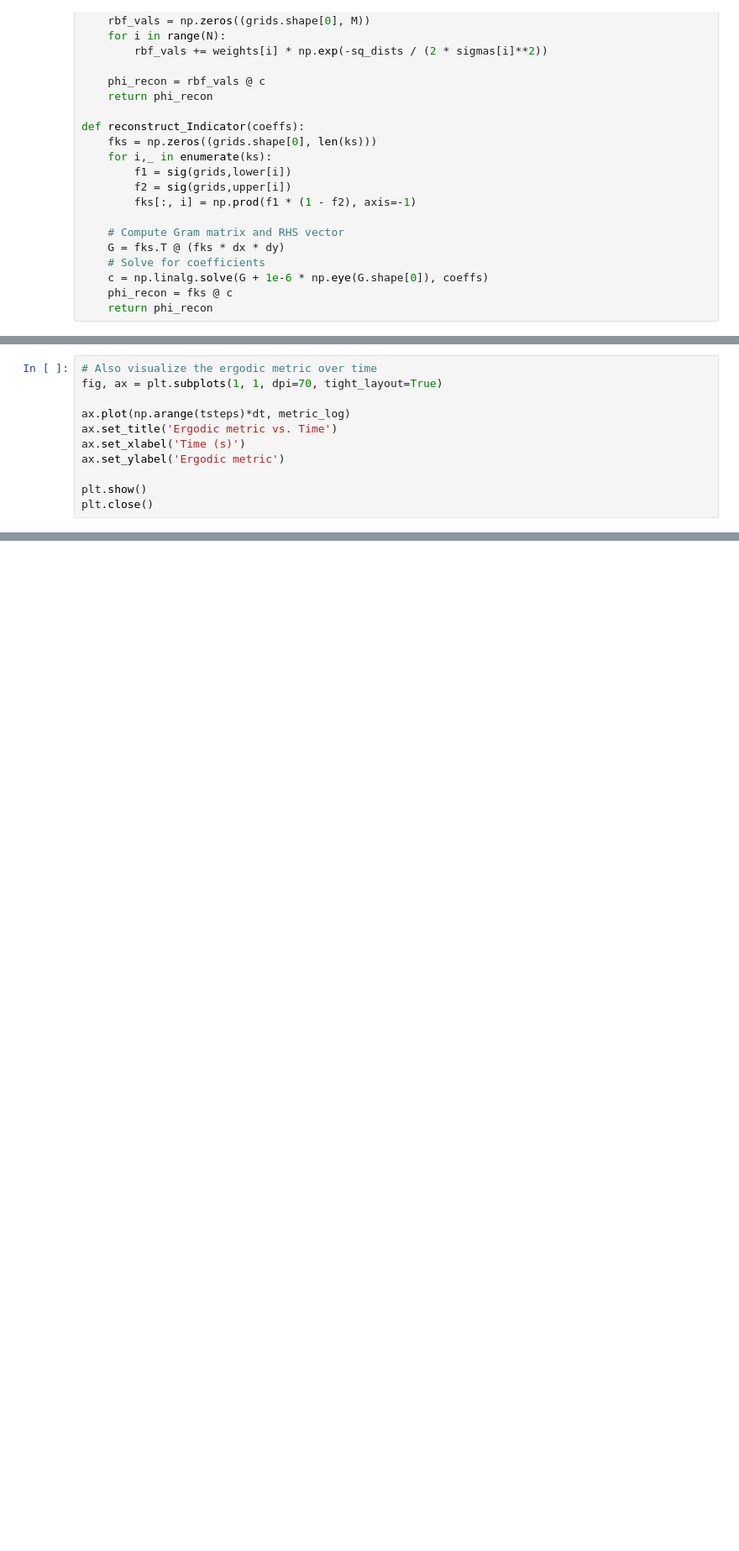
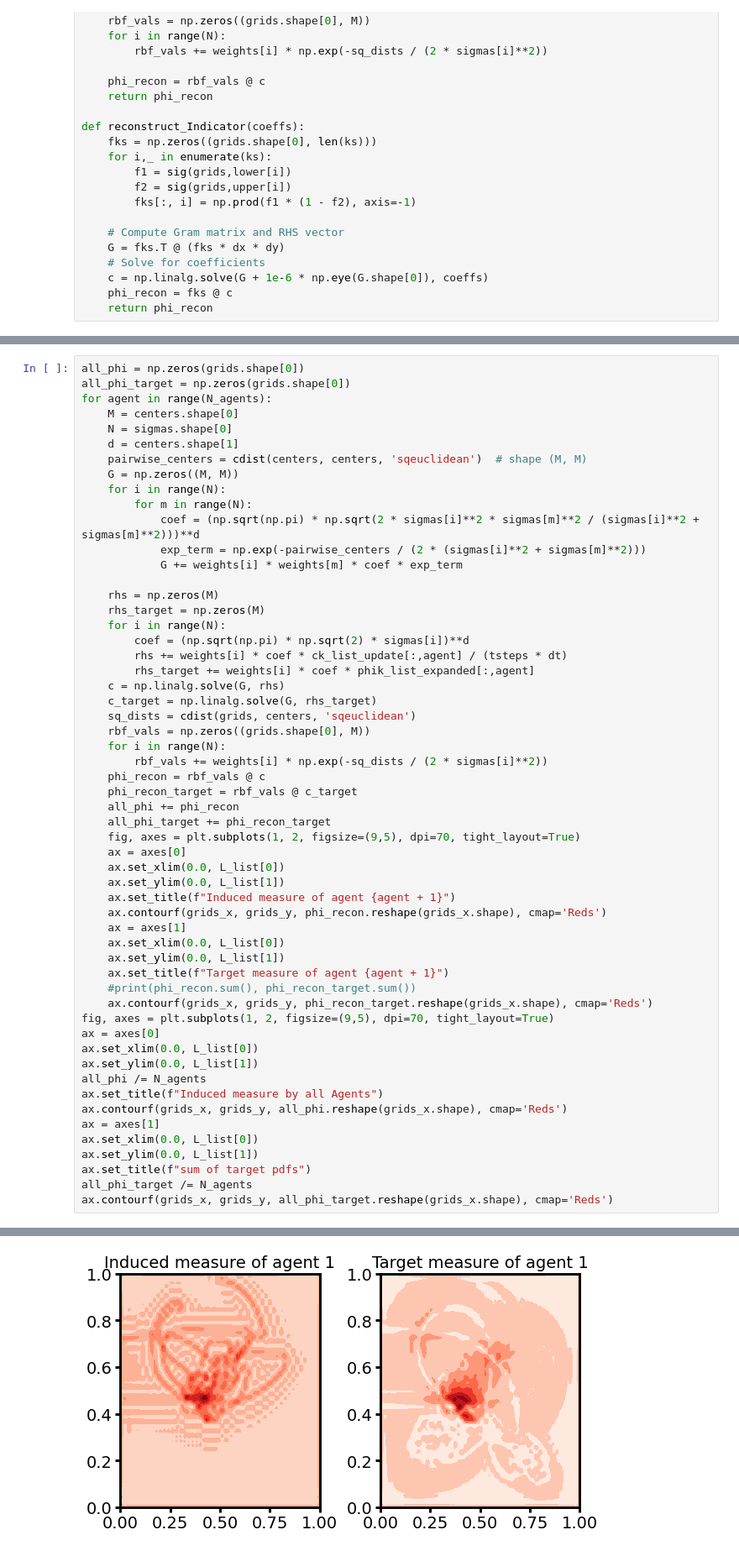
Before and after one commit to Justus-ui/Ergodic_control, a Jupyter notebook: Adaptive_target_measure.ipynb, the cells around one changed output, grey strips where cells are left out. Shown: that part at 84% size. Saved outputs shown, nothing was run; the diff lists cells and outputs as text; blank space fills up the shorter version.

```diff
--- a/Adaptive_target_measure.ipynb
+++ b/Adaptive_target_measure.ipynb
@@ -478,11 +400,0 @@ NameError: name 'sig' is not defined
-# %%
-# Also visualize the ergodic metric over time
-fig, ax = plt.subplots(1, 1, dpi=70, tight_layout=True)
-
-ax.plot(np.arange(tsteps)*dt, metric_log)
-ax.set_title('Ergodic metric vs. Time')
-ax.set_xlabel('Time (s)')
-ax.set_ylabel('Ergodic metric')
-
-plt.show()
-plt.close()
@@ -490,0 +401,57 @@ plt.close()
+# %%
+all_phi = np.zeros(grids.shape[0])
+all_phi_target = np.zeros(grids.shape[0])
+for agent in range(N_agents):
+    M = centers.shape[0]
+    N = sigmas.shape[0]
+    d = centers.shape[1]
+    pairwise_centers = cdist(centers, centers, 'sqeuclidean')  # shape (M, M)
+    G = np.zeros((M, M))
+    for i in range(N):
+        for m in range(N):
+            coef = (np.sqrt(np.pi) * np.sqrt(2 * sigmas[i]**2 * sigmas[m]**2 / (sigmas[i]**2 + sigmas[m]**2)))**d
+            exp_term = np.exp(-pairwise_centers / (2 * (sigmas[i]**2 + sigmas[m]**2)))
+            G += weights[i] * weights[m] * coef * exp_term
+
+    rhs = np.zeros(M)
+    rhs_target = np.zeros(M)
+    for i in range(N):
+        coef = (np.sqrt(np.pi) * np.sqrt(2) * sigmas[i])**d
+        rhs += weights[i] * coef * ck_list_update[:,agent] / (tsteps * dt)
+        rhs_target += weights[i] * coef * phik_list_expanded[:,agent]
+    c = np.linalg.solve(G, rhs)
+    c_target = np.linalg.solve(G, rhs_target)
+    sq_dists = cdist(grids, centers, 'sqeuclidean')
+    rbf_vals = np.zeros((grids.shape[0], M))
+    for i in range(N):
+        rbf_vals += weights[i] * np.exp(-sq_dists / (2 * sigmas[i]**2))
+    phi_recon = rbf_vals @ c
+    phi_recon_target = rbf_vals @ c_target
+    all_phi += phi_recon
+    all_phi_target += phi_recon_target
+    fig, axes = plt.subplots(1, 2, figsize=(9,5), dpi=70, tight_layout=True)
+    ax = axes[0]
+    ax.set_xlim(0.0, L_list[0])
+    ax.set_ylim(0.0, L_list[1])
+    ax.set_title(f"Induced measure of agent {agent + 1}")
+    ax.contourf(grids_x, grids_y, phi_recon.reshape(grids_x.shape), cmap='Reds')
+    ax = axes[1]
+    ax.set_xlim(0.0, L_list[0])
+    ax.set_ylim(0.0, L_list[1])
+    ax.set_title(f"Target measure of agent {agent + 1}")
+    #print(phi_recon.sum(), phi_recon_target.sum())
+    ax.contourf(grids_x, grids_y, phi_recon_target.reshape(grids_x.shape), cmap='Reds')
+fig, axes = plt.subplots(1, 2, figsize=(9,5), dpi=70, tight_layout=True)
+ax = axes[0]
+ax.set_xlim(0.0, L_list[0])
+ax.set_ylim(0.0, L_list[1])
+all_phi /= N_agents
+ax.set_title(f"Induced measure by all Agents")
+ax.contourf(grids_x, grids_y, all_phi.reshape(grids_x.shape), cmap='Reds')
+ax = axes[1]
+ax.set_xlim(0.0, L_list[0])
+ax.set_ylim(0.0, L_list[1])
+ax.set_title(f"sum of target pdfs")
+all_phi_target /= N_agents
+ax.contourf(grids_x, grids_y, all_phi_target.reshape(grids_x.shape), cmap='Reds')
+# %% [output]
@@ -490,0 +459 @@ plt.close()
+[figure, added]
```
Also changed, not shown: parts of 12 cells of this notebook, 19 other files.
